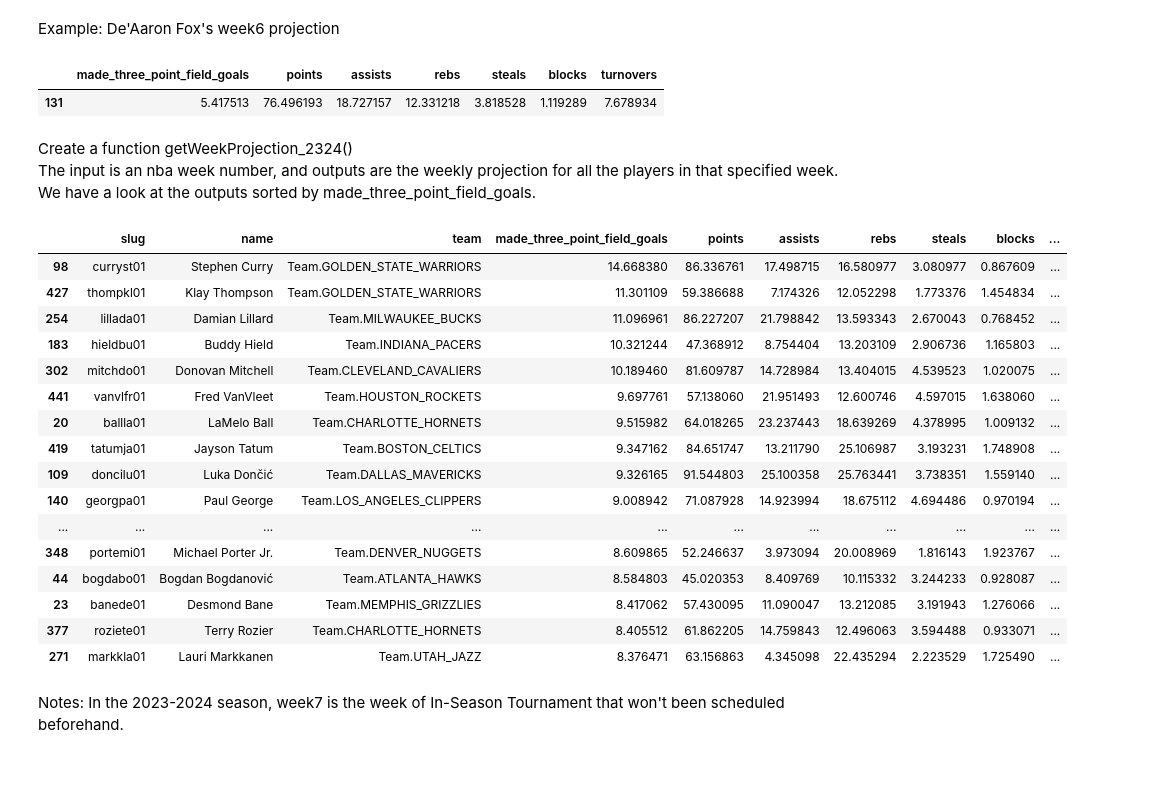
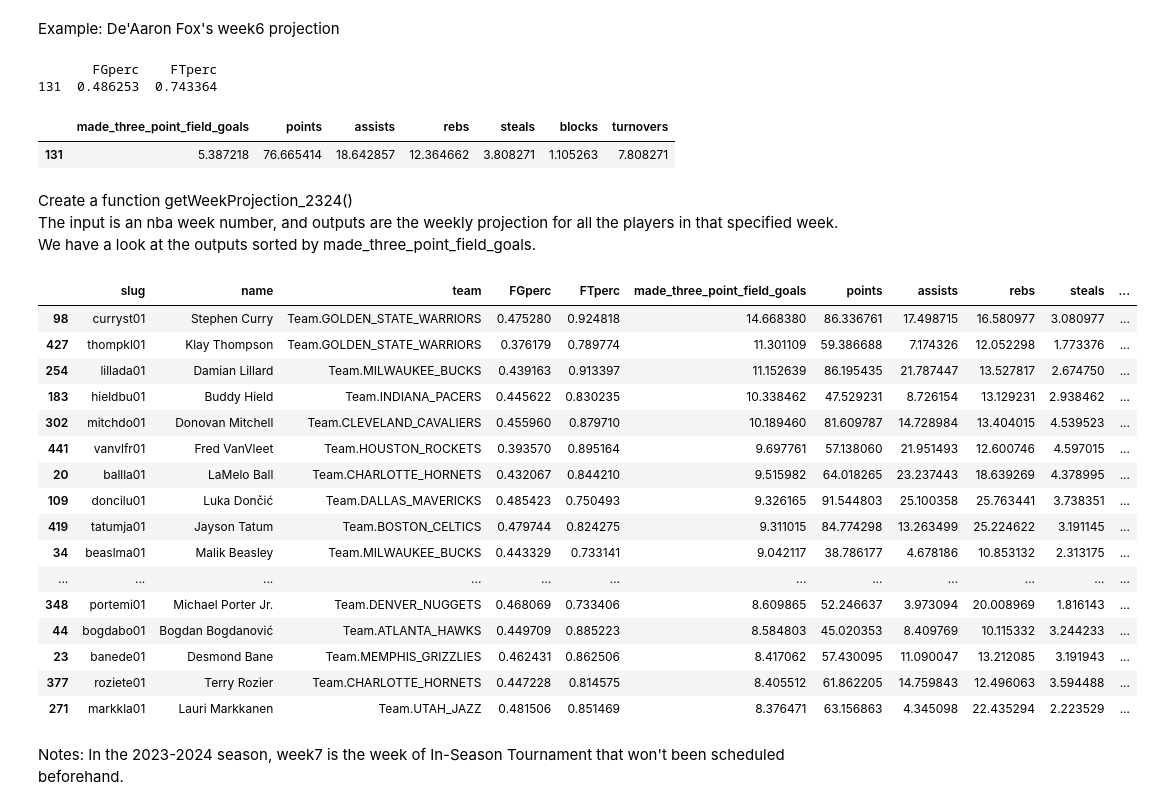
Before and after one commit to josephj1o4e1/YahooFantasyBasketball-project, a Jupyter notebook: project0-yahoofantasy-9cat.ipynb, the cells around one changed output. Drawn from its saved outputs; the diff is of its cells as text; code cells hidden in the pictures; blank space fills up the shorter version.

Commit message:
added FTperc, FGperc

```diff
--- a/project0-yahoofantasy-9cat.ipynb
+++ b/project0-yahoofantasy-9cat.ipynb
@@ -443,10 +443,13 @@ def weighted_average(group, values, games_played, weight):
     wt = group[weight]
     for value in values:
         val = group[value]
-        tmp.append((val * wt).sum() / (gp*wt).sum())
+        if value in ['FGperc', 'FTperc']:
+            tmp.append((val * wt).sum())
+        else:
+            tmp.append((val * wt).sum() / (gp*wt).sum())
     return pd.Series(tmp, index=values)
 
-values=['made_three_point_field_goals', 'points', 'assists', 'rebs', 'steals', 'blocks', 'turnovers']
+values=['FGperc', 'FTperc', 'made_three_point_field_goals', 'points', 'assists', 'rebs', 'steals', 'blocks', 'turnovers']
 
 # Although outer join is a little faster, it will miss the rows with the "same exact values". Concatenation wouldn't miss.
 df_pred_avg_21_24 = pd.concat([df2021, df2022, df2023, df2024]).fillna(0)[['slug', 'name', *values, 'games_played', 'wts']] \
@@ -648,10 +651,13 @@ Example: De'Aaron Fox's week6 projection
 week = 6
 team = playerlist2024[playerlist2024.name=='De\'Aaron Fox'].team.values[0].value
 gamesPlayed_week = df_gamesplayed_weekly[(df_gamesplayed_weekly['week']==week) & (df_gamesplayed_weekly['team']==team)].size
-df_weeklyproj_avg_24[df_weeklyproj_avg_24['name']=='De\'Aaron Fox'].iloc[:,3:] * gamesPlayed_week
+print(df_weeklyproj_avg_24[df_weeklyproj_avg_24['name']=='De\'Aaron Fox'].iloc[:,3:5]) # Percentage doesn't need to multiply by games played.
+df_weeklyproj_avg_24[df_weeklyproj_avg_24['name']=='De\'Aaron Fox'].iloc[:,5:] * gamesPlayed_week
 # %% [output]
+       FGperc    FTperc
+131  0.486253  0.743364
 |  | made_three_point_field_goals | points | assists | rebs | steals | blocks | turnovers |
-| 131 | 5.417513 | 76.496193 | 18.727157 | 12.331218 | 3.818528 | 1.119289 | 7.678934 |
+| 131 | 5.387218 | 76.665414 | 18.642857 | 12.364662 | 3.808271 | 1.105263 | 7.808271 |
 # %% [markdown]
 Create a function getWeekProjection_2324()
 The input is an nba week number, and outputs are the weekly projection for all the players in that specified week.
@@ -659,37 +665,37 @@ We have a look at the outputs sorted by made_three_point_field_goals.
 # %%
 # func(week) ==> weekly projection of every player
 def current_week():
     seasonStartDate = df_schedule2024.start_time[0]
     seasonStartDate_weekday = datetime.timedelta(seasonStartDate.weekday())
     week = (datetime.date.today() - seasonStartDate + seasonStartDate_weekday).days//7 + 1
     return week
 
 def getWeekProjection_2324(week=current_week()):
     df_weeklyproj_avg_24 = playerlist2024.merge(df_pred_avg_21_24, on=['slug', 'name'], how='inner')
     gamesPlayed_week = df_gamesplayed_weekly[(df_gamesplayed_weekly['week']==week) & (df_gamesplayed_weekly['team']==team)].size
-    df_weeklyproj_avg_24.iloc[:,3:] = df_weeklyproj_avg_24.iloc[:,3:] * gamesPlayed_week
+    df_weeklyproj_avg_24.iloc[:,5:] = df_weeklyproj_avg_24.iloc[:,5:] * gamesPlayed_week
     return df_weeklyproj_avg_24
 
 df_tmp = getWeekProjection_2324(current_week())
 df_tmp.sort_values(by='made_three_point_field_goals', ascending=False).head(20)
 # %% [output]
-|  | slug | name | team | made_three_point_field_goals | points | assists | rebs | steals | blocks | ... |
-| 98 | curryst01 | Stephen Curry | Team.GOLDEN_STATE_WARRIORS | 14.668380 | 86.336761 | 17.498715 | 16.580977 | 3.080977 | 0.867609 | ... |
-| 427 | thompkl01 | Klay Thompson | Team.GOLDEN_STATE_WARRIORS | 11.301109 | 59.386688 | 7.174326 | 12.052298 | 1.773376 | 1.454834 | ... |
-| 254 | lillada01 | Damian Lillard | Team.MILWAUKEE_BUCKS | 11.096961 | 86.227207 | 21.798842 | 13.593343 | 2.670043 | 0.768452 | ... |
-| 183 | hieldbu01 | Buddy Hield | Team.INDIANA_PACERS | 10.321244 | 47.368912 | 8.754404 | 13.203109 | 2.906736 | 1.165803 | ... |
-| 302 | mitchdo01 | Donovan Mitchell | Team.CLEVELAND_CAVALIERS | 10.189460 | 81.609787 | 14.728984 | 13.404015 | 4.539523 | 1.020075 | ... |
-| 441 | vanvlfr01 | Fred VanVleet | Team.HOUSTON_ROCKETS | 9.697761 | 57.138060 | 21.951493 | 12.600746 | 4.597015 | 1.638060 | ... |
-| 20 | ballla01 | LaMelo Ball | Team.CHARLOTTE_HORNETS | 9.515982 | 64.018265 | 23.237443 | 18.639269 | 4.378995 | 1.009132 | ... |
-| 419 | tatumja01 | Jayson Tatum | Team.BOSTON_CELTICS | 9.347162 | 84.651747 | 13.211790 | 25.106987 | 3.193231 | 1.748908 | ... |
-| 109 | doncilu01 | Luka Dončić | Team.DALLAS_MAVERICKS | 9.326165 | 91.544803 | 25.100358 | 25.763441 | 3.738351 | 1.559140 | ... |
-| 140 | georgpa01 | Paul George | Team.LOS_ANGELES_CLIPPERS | 9.008942 | 71.087928 | 14.923994 | 18.675112 | 4.694486 | 0.970194 | ... |
-| ... | ... | ... | ... | ... | ... | ... | ... | ... | ... | ... |
-| 348 | portemi01 | Michael Porter Jr. | Team.DENVER_NUGGETS | 8.609865 | 52.246637 | 3.973094 | 20.008969 | 1.816143 | 1.923767 | ... |
-| 44 | bogdabo01 | Bogdan Bogdanović | Team.ATLANTA_HAWKS | 8.584803 | 45.020353 | 8.409769 | 10.115332 | 3.244233 | 0.928087 | ... |
-| 23 | banede01 | Desmond Bane | Team.MEMPHIS_GRIZZLIES | 8.417062 | 57.430095 | 11.090047 | 13.212085 | 3.191943 | 1.276066 | ... |
-| 377 | roziete01 | Terry Rozier | Team.CHARLOTTE_HORNETS | 8.405512 | 61.862205 | 14.759843 | 12.496063 | 3.594488 | 0.933071 | ... |
-| 271 | markkla01 | Lauri Markkanen | Team.UTAH_JAZZ | 8.376471 | 63.156863 | 4.345098 | 22.435294 | 2.223529 | 1.725490 | ... |
+|  | slug | name | team | FGperc | FTperc | made_three_point_field_goals | points | assists | rebs | steals | ... |
+| 98 | curryst01 | Stephen Curry | Team.GOLDEN_STATE_WARRIORS | 0.475280 | 0.924818 | 14.668380 | 86.336761 | 17.498715 | 16.580977 | 3.080977 | ... |
+| 427 | thompkl01 | Klay Thompson | Team.GOLDEN_STATE_WARRIORS | 0.376179 | 0.789774 | 11.301109 | 59.386688 | 7.174326 | 12.052298 | 1.773376 | ... |
+| 254 | lillada01 | Damian Lillard | Team.MILWAUKEE_BUCKS | 0.439163 | 0.913397 | 11.152639 | 86.195435 | 21.787447 | 13.527817 | 2.674750 | ... |
+| 183 | hieldbu01 | Buddy Hield | Team.INDIANA_PACERS | 0.445622 | 0.830235 | 10.338462 | 47.529231 | 8.726154 | 13.129231 | 2.938462 | ... |
+| 302 | mitchdo01 | Donovan Mitchell | Team.CLEVELAND_CAVALIERS | 0.455960 | 0.879710 | 10.189460 | 81.609787 | 14.728984 | 13.404015 | 4.539523 | ... |
+| 441 | vanvlfr01 | Fred VanVleet | Team.HOUSTON_ROCKETS | 0.393570 | 0.895164 | 9.697761 | 57.138060 | 21.951493 | 12.600746 | 4.597015 | ... |
+| 20 | ballla01 | LaMelo Ball | Team.CHARLOTTE_HORNETS | 0.432067 | 0.844210 | 9.515982 | 64.018265 | 23.237443 | 18.639269 | 4.378995 | ... |
+| 109 | doncilu01 | Luka Dončić | Team.DALLAS_MAVERICKS | 0.485423 | 0.750493 | 9.326165 | 91.544803 | 25.100358 | 25.763441 | 3.738351 | ... |
+| 419 | tatumja01 | Jayson Tatum | Team.BOSTON_CELTICS | 0.479744 | 0.824275 | 9.311015 | 84.774298 | 13.263499 | 25.224622 | 3.191145 | ... |
+| 34 | beaslma01 | Malik Beasley | Team.MILWAUKEE_BUCKS | 0.443329 | 0.733141 | 9.042117 | 38.786177 | 4.678186 | 10.853132 | 2.313175 | ... |
+| ... | ... | ... | ... | ... | ... | ... | ... | ... | ... | ... | ... |
+| 348 | portemi01 | Michael Porter Jr. | Team.DENVER_NUGGETS | 0.468069 | 0.733406 | 8.609865 | 52.246637 | 3.973094 | 20.008969 | 1.816143 | ... |
+| 44 | bogdabo01 | Bogdan Bogdanović | Team.ATLANTA_HAWKS | 0.449709 | 0.885223 | 8.584803 | 45.020353 | 8.409769 | 10.115332 | 3.244233 | ... |
+| 23 | banede01 | Desmond Bane | Team.MEMPHIS_GRIZZLIES | 0.462431 | 0.862506 | 8.417062 | 57.430095 | 11.090047 | 13.212085 | 3.191943 | ... |
+| 377 | roziete01 | Terry Rozier | Team.CHARLOTTE_HORNETS | 0.447228 | 0.814575 | 8.405512 | 61.862205 | 14.759843 | 12.496063 | 3.594488 | ... |
+| 271 | markkla01 | Lauri Markkanen | Team.UTAH_JAZZ | 0.481506 | 0.851469 | 8.376471 | 63.156863 | 4.345098 | 22.435294 | 2.223529 | ... |
 # %% [markdown]
 Notes: In the 2023-2024 season, week7 is the week of In-Season Tournament that won't been scheduled beforehand.
 # %% [markdown]
```
Also changed, not shown: parts of 5 cells of this notebook.
